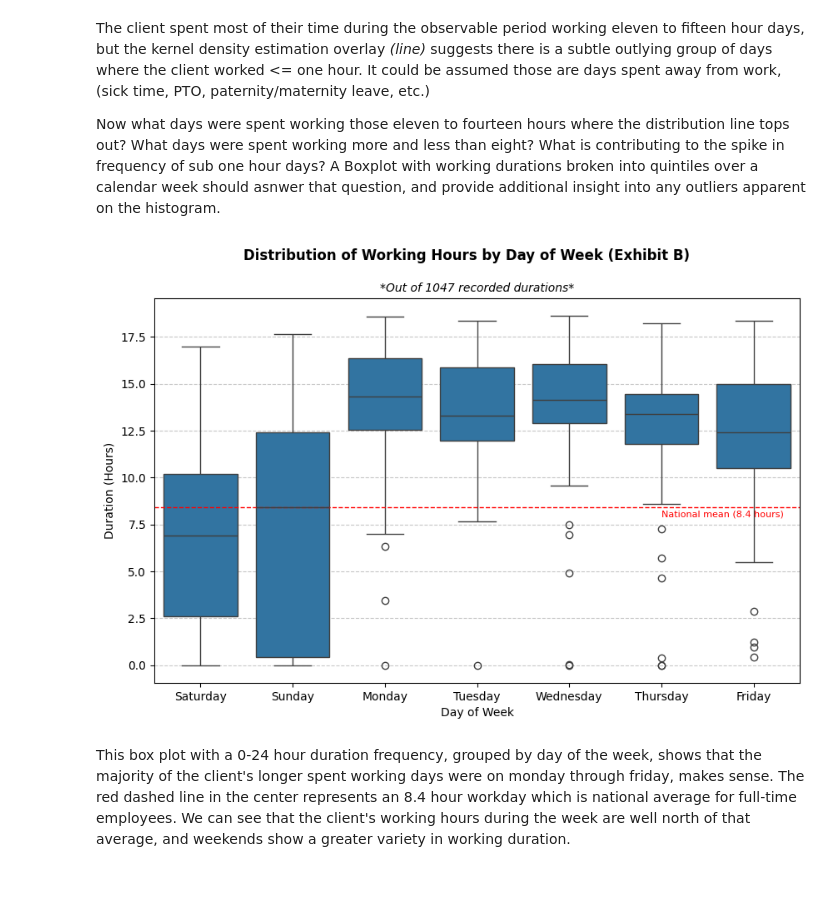
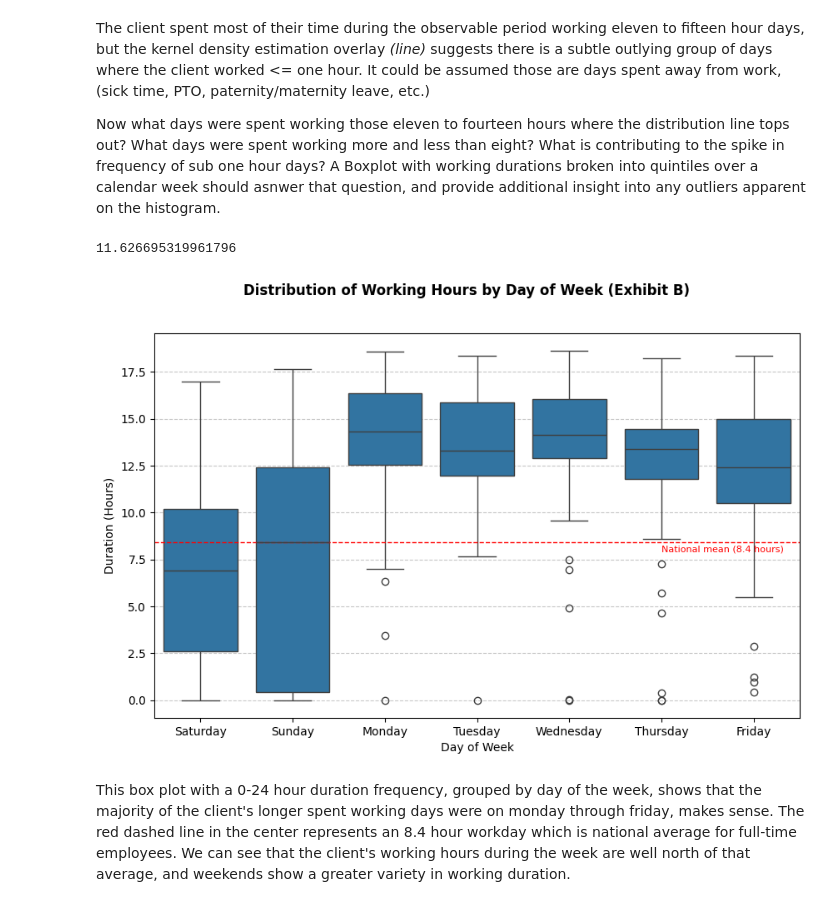
Before and after one commit to SB0912/Consulting-Portfolio, a Jupyter notebook: HvT.ipynb, the cells around one changed output. Drawn from its saved outputs; the diff is of its cells as text; code cells hidden in the pictures.

```diff
--- a/HvT.ipynb
+++ b/HvT.ipynb
@@ -265,20 +310,20 @@ Now what days were spent working those eleven to fourteen hours where the distri
 # %%
 plt.figure(figsize=(10, 6))
 sns.boxplot(x='DoW', y='duration_hours', data=combinedStampsDf)
 
 plt.suptitle('Distribution of Working Hours by Day of Week (Exhibit B)', fontweight="bold")
-plt.title(f"*Out of {len(combinedStampsDf['duration_hours'])} recorded durations*", fontstyle='italic', fontsize=10)
 plt.xlabel('Day of Week')
 plt.ylabel('Duration (Hours)')
 plt.axhline(y=8.4, color='red', linestyle='--', linewidth=1)
 plt.text(x=5.0, y=7.9, s="National mean (8.4 hours)", color='red', fontsize=8)
 
 durationMean = combinedStampsDf['duration_hours'].mean()
 
 plt.grid(axis='y', linestyle='--', alpha=0.7)
 plt.show()
 # %% [output]
+11.626695319961796
-[figure, old version]
+[figure, new version]
 # %% [markdown]
 This box plot with a 0-24 hour duration frequency, grouped by day of the week, shows that the majority of the client's longer spent working days were on monday through friday, makes sense. The red dashed line in the center represents an 8.4 hour workday which is national average for full-time employees. We can see that the client's working hours during the week are well north of that average, and weekends show a greater variety in working duration.
 # %% [markdown]
```
Also changed, not shown: parts of 6 cells of this notebook.
